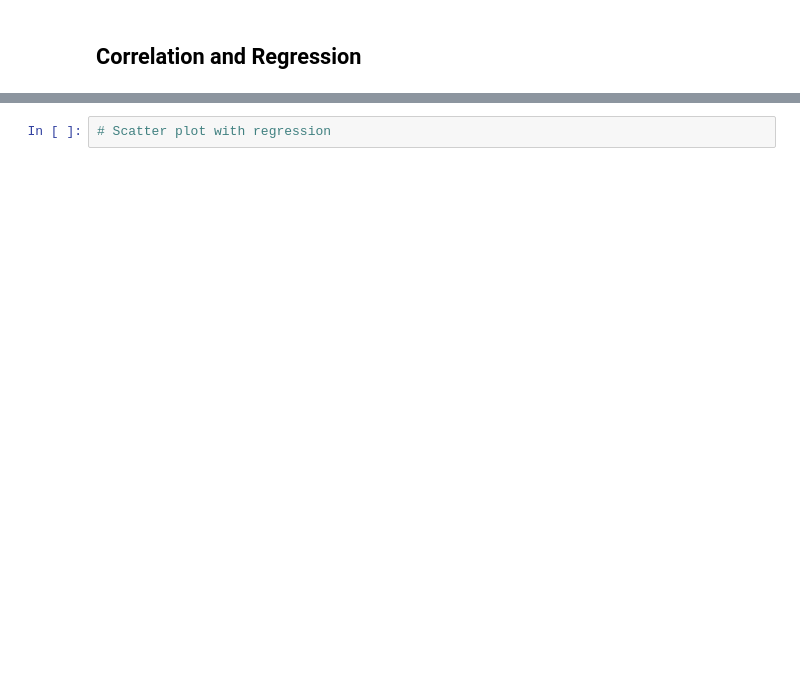
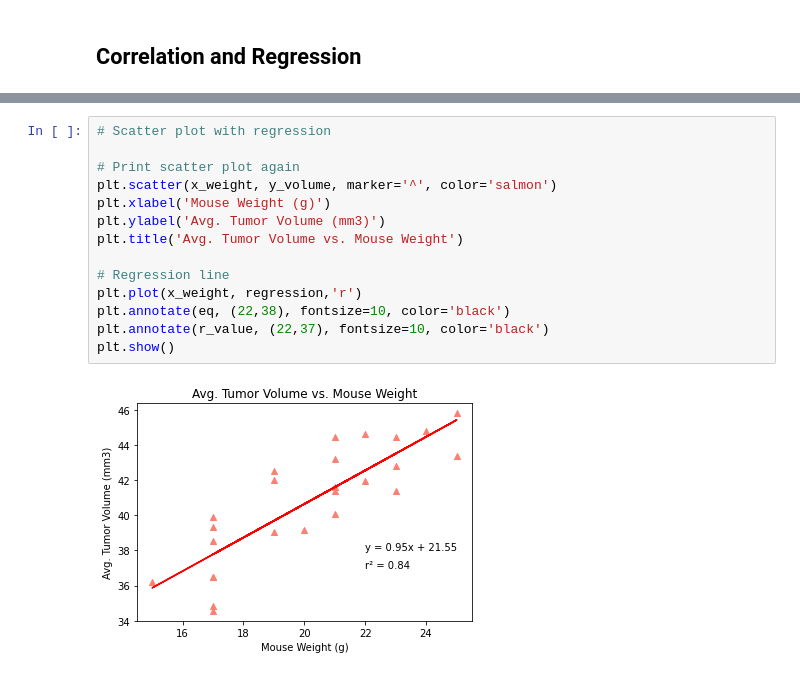
Before and after one commit to Mvhaynes/matplotlib-plots, a Jupyter notebook: Pymaceuticals/pymaceuticals_starter.ipynb, the cells around one changed output, grey strips where cells are left out. Cells and saved outputs as stored; diff of their text form; blank space fills up the shorter version.

```diff
--- a/Pymaceuticals/pymaceuticals_starter.ipynb
+++ b/Pymaceuticals/pymaceuticals_starter.ipynb
@@ -409,2 +411,16 @@ r² = 0.95
-# %%
-# Scatter plot with regression
+# %%
+# Scatter plot with regression
+
+# Print scatter plot again
+plt.scatter(x_weight, y_volume, marker='^', color='salmon')
+plt.xlabel('Mouse Weight (g)')
+plt.ylabel('Avg. Tumor Volume (mm3)')
+plt.title('Avg. Tumor Volume vs. Mouse Weight')
+
+# Regression line
+plt.plot(x_weight, regression,'r')
+plt.annotate(eq, (22,38), fontsize=10, color='black')
+plt.annotate(r_value, (22,37), fontsize=10, color='black')
+plt.show()
+# %% [output]
+[figure, added]
```
Also changed, not shown: parts of 2 cells of this notebook.
